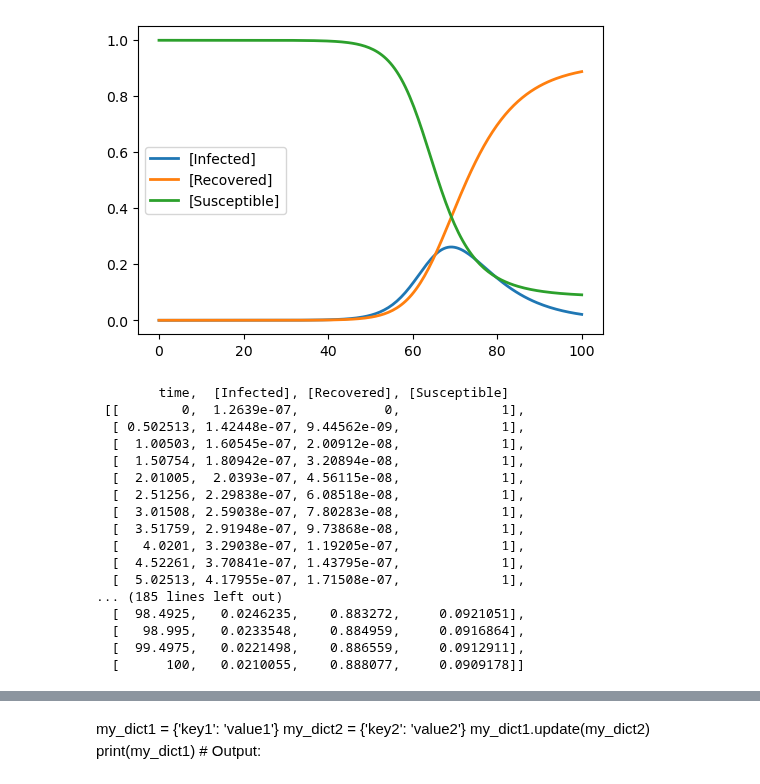
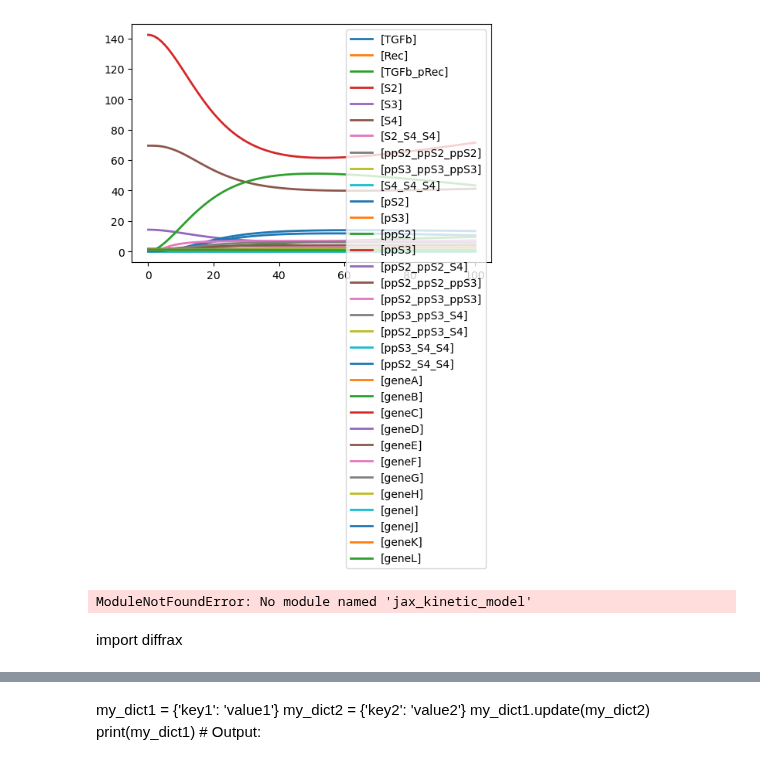
Before and after one commit to mahdi-shafiei/jaxkineticmodel, a Jupyter notebook: jax_implementation/developing_sbml/tellurium_test.ipynb, the cells around one changed output, grey strips where cells are left out. Saved outputs shown, nothing was run; the diff lists cells and outputs as text; code cells hidden in the pictures.

Commit message:
added new set of models

```diff
--- a/jax_implementation/developing_sbml/tellurium_test.ipynb
+++ b/jax_implementation/developing_sbml/tellurium_test.ipynb
@@ -1,34 +1,40 @@
 # %%
+# %cd /home/plent/Documenten/Gitlab/NeuralODEs/symplectic_adjoint
 import tellurium as te
 import time
 import numpy as np
 import matplotlib.pyplot as plt
 
-model=te.loadSBMLModel("sbml_models/Bertozzi2020.xml")
+model=te.loadSBMLModel("sbml_models/Lucarelli_CellSystems_2018.xml")
 a=time.time()
-sol=model.simulate(0,100,200)
-# b=time.time()
-# print(b-a)
 
 
+
+
+sol=model.simulate(0,100,100)
+# b=time.time()
 model.plot()
-sol
 # %% [output]
-[figure, old version]
+[figure, new version]
-        time,  [Infected], [Recovered], [Susceptible]
- [[        0,  1.2639e-07,           0,             1],
-  [ 0.502513, 1.42448e-07, 9.44562e-09,             1],
-  [  1.00503, 1.60545e-07, 2.00912e-08,             1],
-  [  1.50754, 1.80942e-07, 3.20894e-08,             1],
-  [  2.01005,  2.0393e-07, 4.56115e-08,             1],
-  [  2.51256, 2.29838e-07, 6.08518e-08,             1],
-  [  3.01508, 2.59038e-07, 7.80283e-08,             1],
-  [  3.51759, 2.91948e-07, 9.73868e-08,             1],
-  [   4.0201, 3.29038e-07, 1.19205e-07,             1],
-  [  4.52261, 3.70841e-07, 1.43795e-07,             1],
-  [  5.02513, 4.17955e-07, 1.71508e-07,             1],
-... (185 lines left out)
-  [  98.4925,   0.0246235,    0.883272,     0.0921051],
-  [   98.995,   0.0233548,    0.884959,     0.0916864],
-  [  99.4975,   0.0221498,    0.886559,     0.0912911],
-  [      100,   0.0210055,    0.888077,     0.0909178]]
+# %%
+import jaxlib.xla_extension
+import sympy as sp
+import jax.numpy as jnp
+from sympy.utilities.lambdify import lambdify
+import jax
+import numpy as np
+import equinox as eqx
+import matplotlib.pyplot as plt
+from diffrax import diffeqsolve, ODETerm, Dopri5, SaveAt
+from functools import partial
+
+import libsbml
+from jax_kinetic_model import NeuralODE,create_fluxes_v
+import os
+
+from sbml_load import *
+import tellurium as te
+# %% [output]
+ModuleNotFoundError: No module named 'jax_kinetic_model'
+# %% [markdown]
+import diffrax
```
Also changed, not shown: parts of 4 cells of this notebook, 29 other files.
